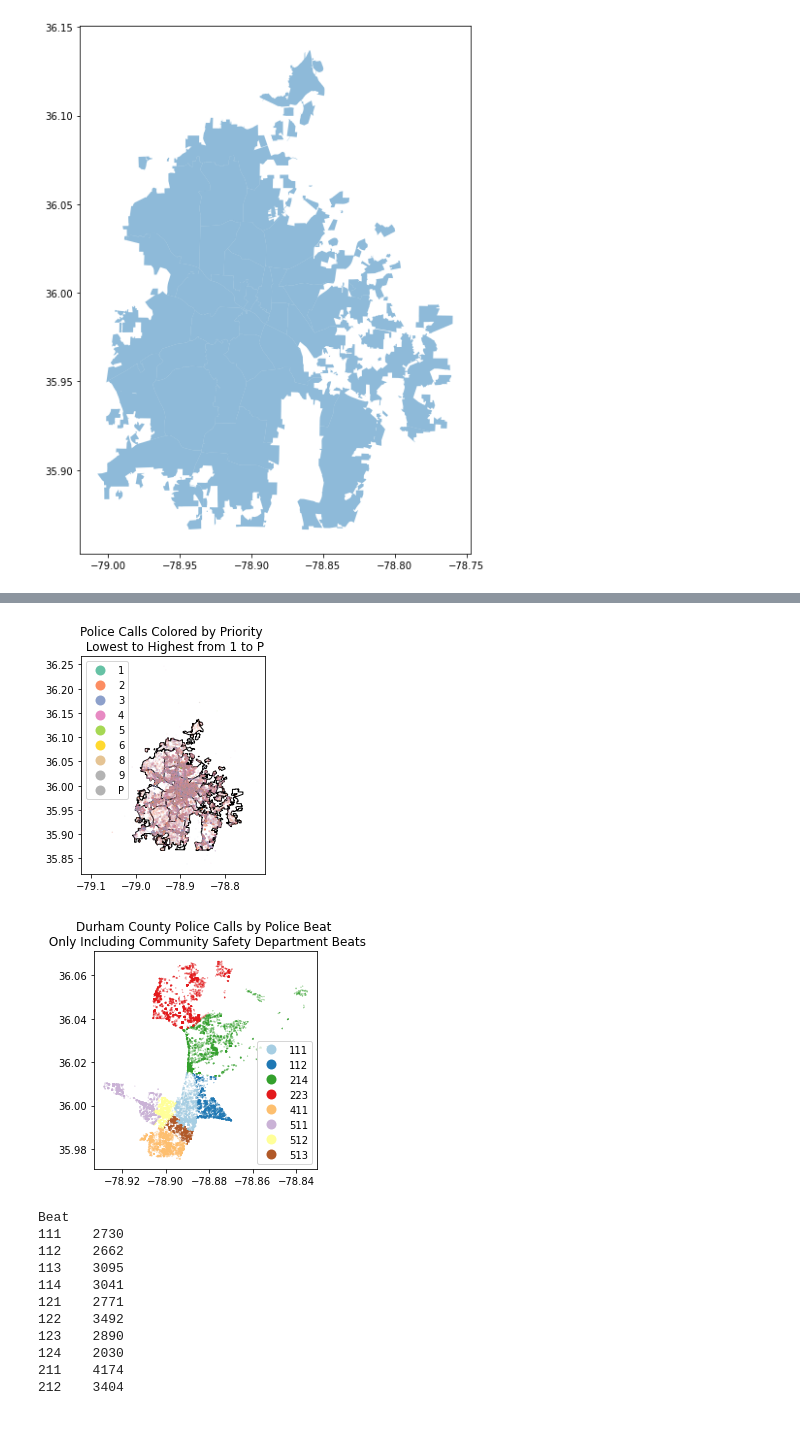
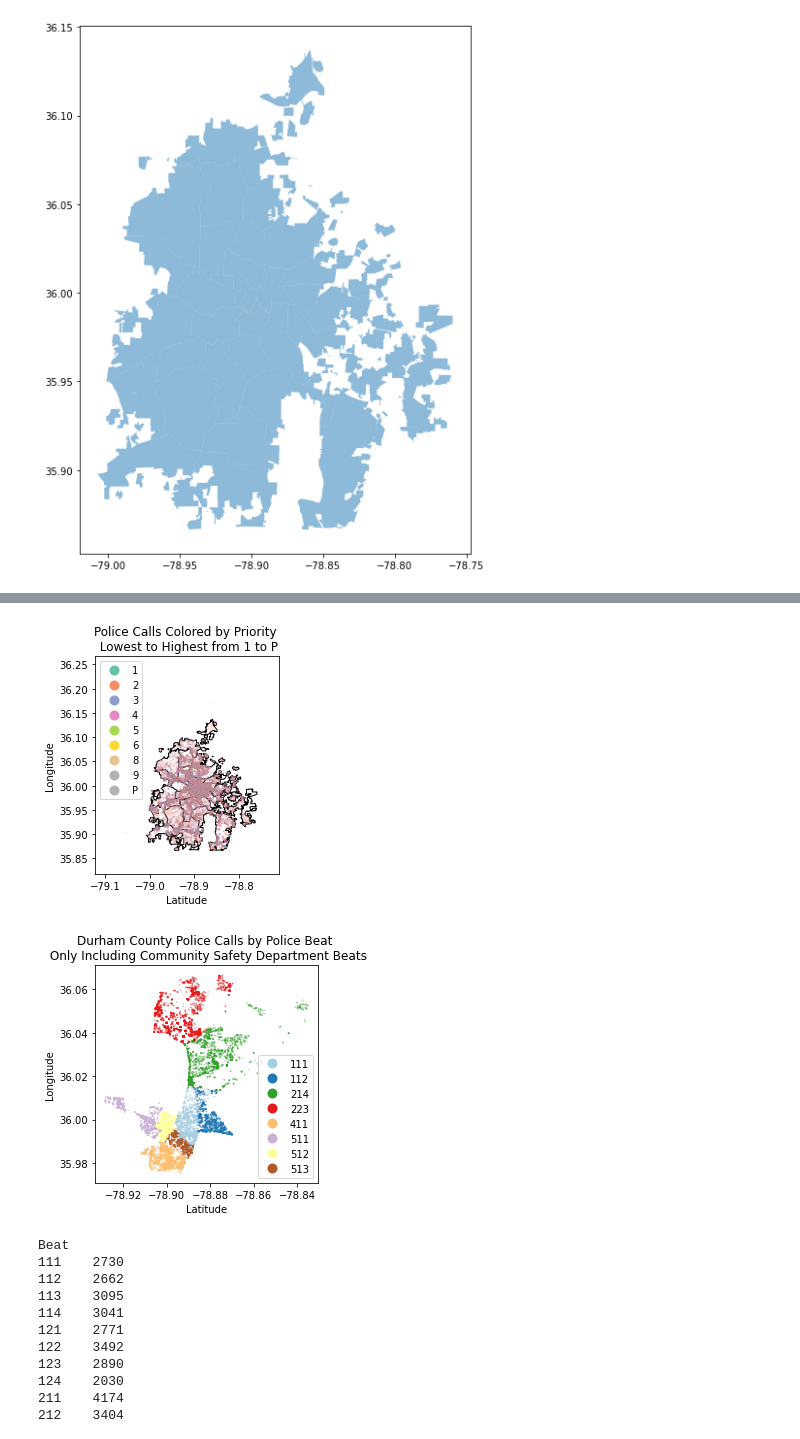
Before and after one commit to sadiesheridan/dataplus-project27-community-safety-durham, a Jupyter notebook: 10_code/EDA.ipynb, the cells around one changed output, grey strips where cells are left out. Cells and saved outputs as stored; diff of their text form; code cells hidden in the pictures.

```diff
--- a/10_code/EDA.ipynb
+++ b/10_code/EDA.ipynb
@@ -383,28 +399,32 @@ policebeats.plot(ax=ax, color='white', edgecolor='black')
 dpdcalls.plot(ax=ax, column='Priority', categorical=True, legend=True, marker='o', cmap='Set2', markersize=0.001)
 
 ax.set(title='Police Calls Colored by Priority \n Lowest to Highest from 1 to P')
+plt.xlabel("Latitude")
+plt.ylabel("Longitude")
 plt.show()
 # %% [output]
-[figure, old version]
+[figure, new version]
 # %%
 #Plot the two data sets together with only community safety beats
 commsafe_list = [511, 512, 513, 411, 111, 112, 214, 223]
 commsafe = dpd_w_policebeats.loc[dpd_w_policebeats['LAWBEAT'].isin(commsafe_list)].copy()
 commsafe.head()
 
 fig, ax=plt.subplots()
 
 commsafe.plot(column='LAWBEAT',
                          categorical=True,
                          legend=True,
                          figsize=(10,6),
                          markersize=0.04,
                          cmap="Paired", ax=ax, aspect=1);
 
 ax.set(title='Durham County Police Calls by Police Beat \n Only Including Community Safety Department Beats')
+plt.xlabel("Latitude")
+plt.ylabel("Longitude")
 plt.show()
 # %% [output]
-[figure, old version]
+[figure, new version]
 # %%
 #Count the calls in each beat
 dpd_w_policebeats.groupby("Beat")["Beat"].count()
```
Also changed, not shown: parts of 18 cells of this notebook.
